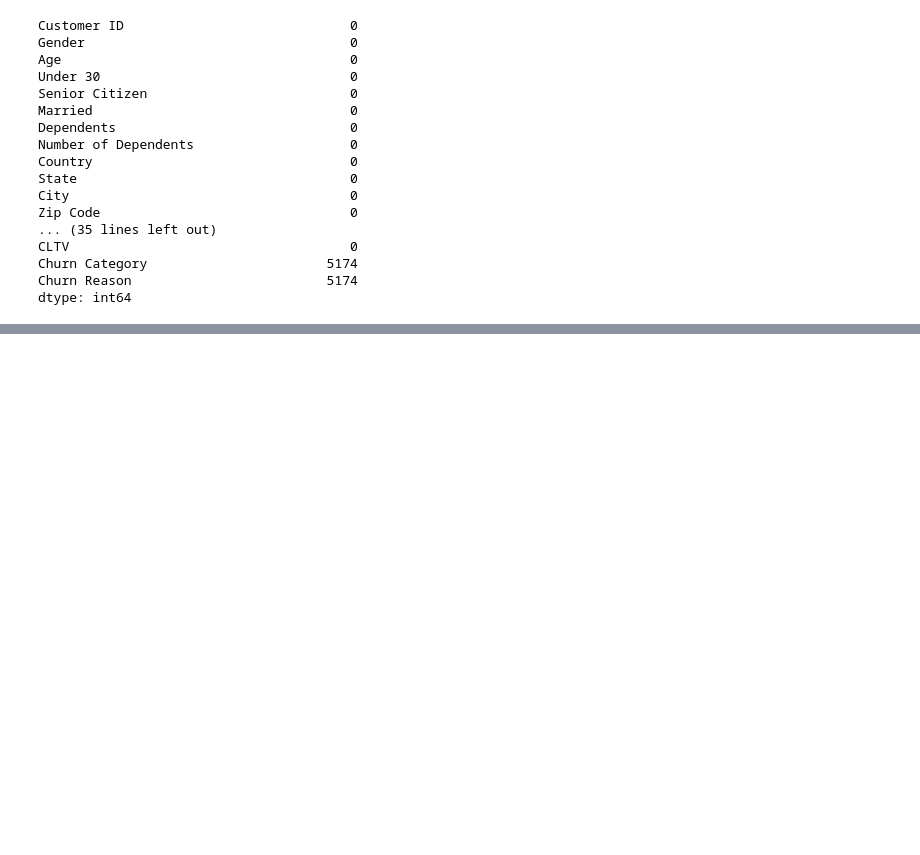
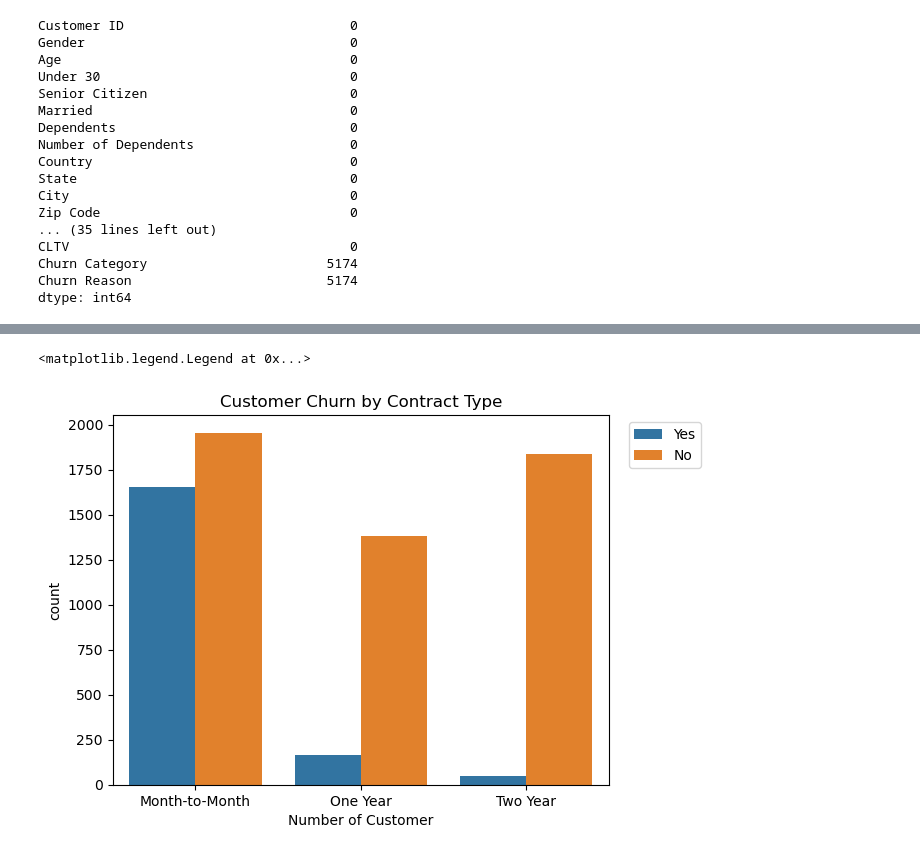
Before and after one commit to AdamImoro/Telco-churn-EDA, a Jupyter notebook: churn-EDA.ipynb, the cells around one changed output, grey strips where cells are left out. Cells and saved outputs as stored; diff of their text form; code cells hidden in the pictures; blank space fills up the shorter version.

```diff
--- a/churn-EDA.ipynb
+++ b/churn-EDA.ipynb
@@ -65,0 +116,7 @@ dtype: int64
+# %%
+sns.countplot(x='Contract', hue='Churn Label', data=telco_df)
+plt.title("Customer Churn by Contract Type")
+plt.legend(loc=1, bbox_to_anchor=(1.2, 1))
+# %% [output]
+<matplotlib.legend.Legend at 0x...>
+[figure, added]
```
Also changed, not shown: parts of 9 cells of this notebook.
